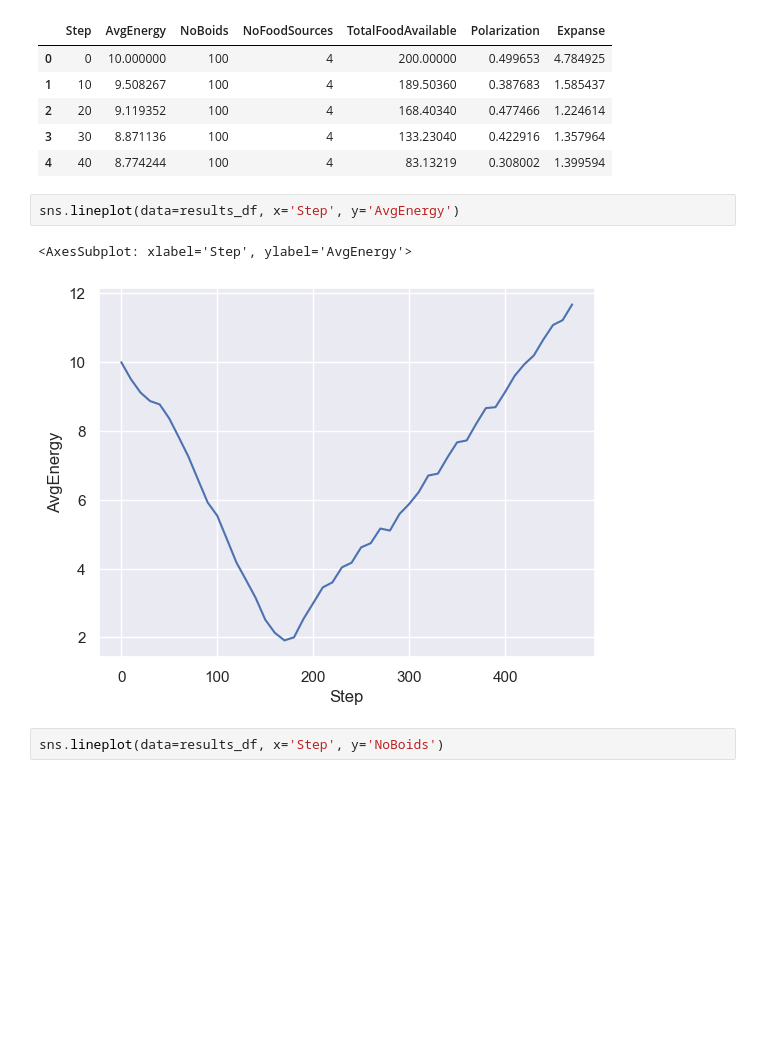
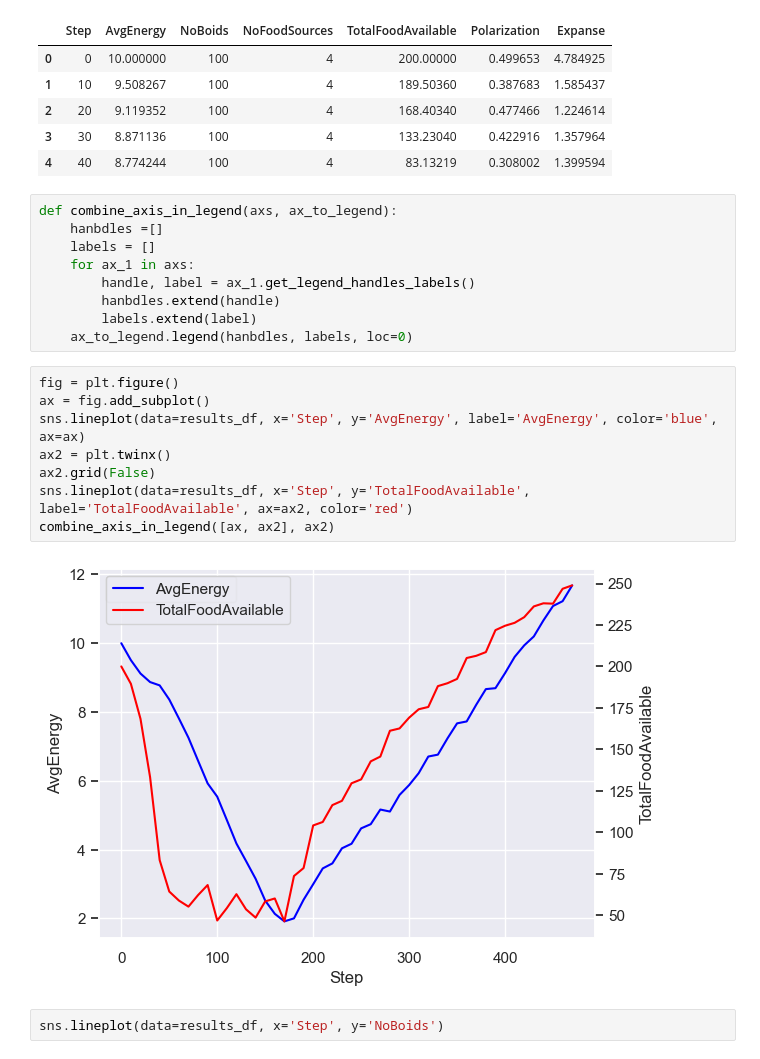
Before and after one commit to Trottero/master-thesis-simulator, a Jupyter notebook: Analytics/simulation_analytics.ipynb, the cells around one changed output. Saved outputs shown, nothing was run; the diff lists cells and outputs as text; blank space fills up the shorter version.

Commit message:
Add EnergyOnFish compared to Total Energy graph

```diff
--- a/Analytics/simulation_analytics.ipynb
+++ b/Analytics/simulation_analytics.ipynb
@@ -16,11 +16,25 @@ results_df.head()
 | 2 | 20 | 9.119352 | 100 | 4 | 168.40340 | 0.477466 | 1.224614 |
 | 3 | 30 | 8.871136 | 100 | 4 | 133.23040 | 0.422916 | 1.357964 |
 | 4 | 40 | 8.774244 | 100 | 4 | 83.13219 | 0.308002 | 1.399594 |
-# %%
-sns.lineplot(data=results_df, x='Step', y='AvgEnergy')
-# %% [output]
-<AxesSubplot: xlabel='Step', ylabel='AvgEnergy'>
-[figure, removed]
+# %%
+def combine_axis_in_legend(axs, ax_to_legend):
+    hanbdles =[]
+    labels = []
+    for ax_1 in axs:
+        handle, label = ax_1.get_legend_handles_labels()
+        hanbdles.extend(handle)
+        labels.extend(label)
+    ax_to_legend.legend(hanbdles, labels, loc=0)
+# %%
+fig = plt.figure()
+ax = fig.add_subplot()
+sns.lineplot(data=results_df, x='Step', y='AvgEnergy', label='AvgEnergy', color='blue', ax=ax)
+ax2 = plt.twinx()
+ax2.grid(False)
+sns.lineplot(data=results_df, x='Step', y='TotalFoodAvailable', label='TotalFoodAvailable', ax=ax2, color='red')
+combine_axis_in_legend([ax, ax2], ax2)
+# %% [output]
+[figure, added]
 # %%
 sns.lineplot(data=results_df, x='Step', y='NoBoids')
 # %% [output]
```
Also changed, not shown: parts of 1 cell of this notebook.
